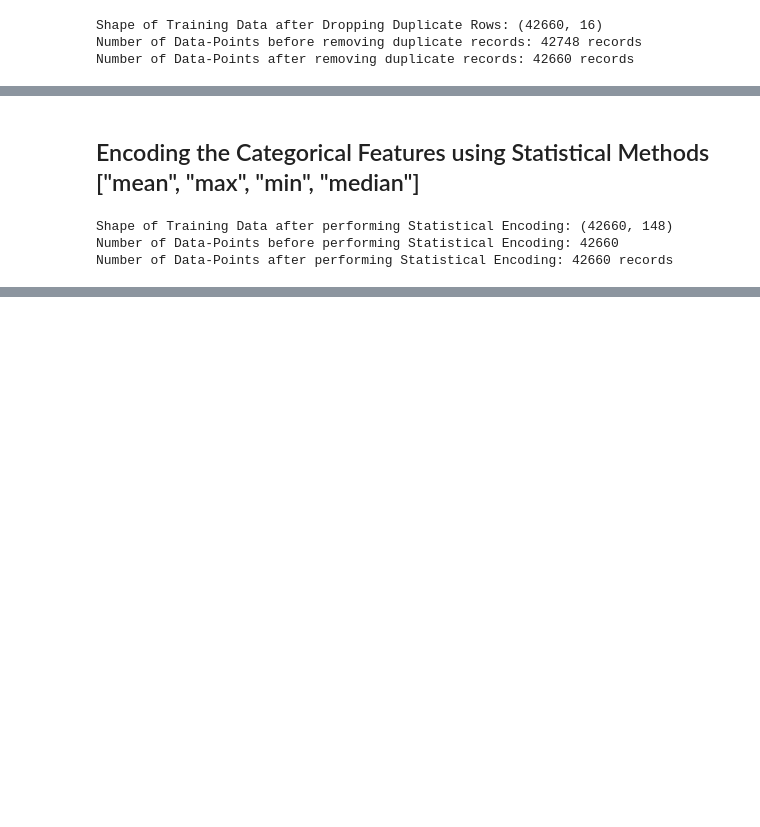
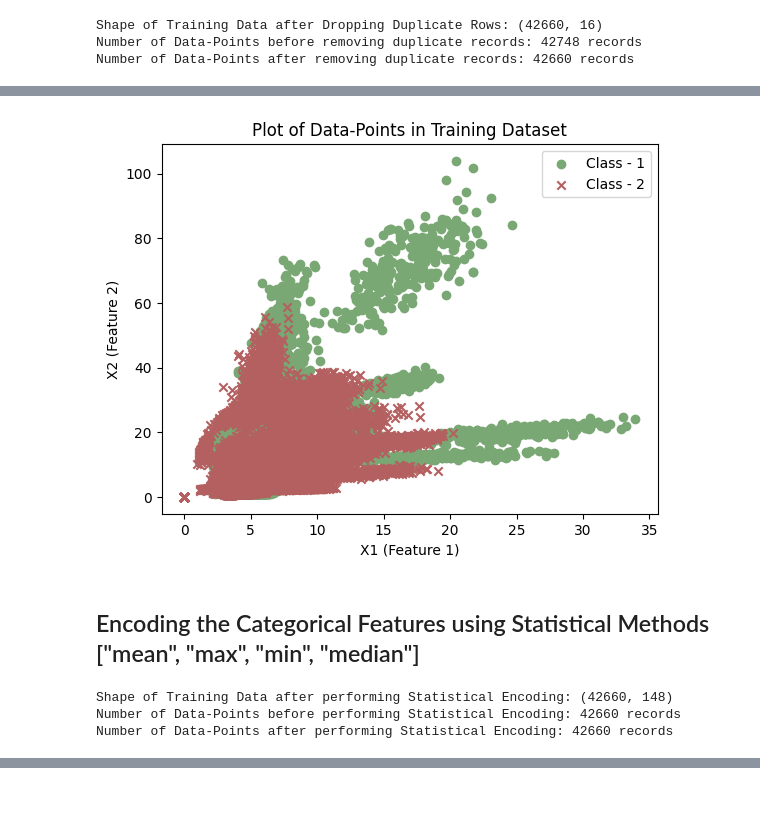
Before and after one commit to SudeshKumarSK/MushroomClassification, a Jupyter notebook: FeatureEngineering.ipynb, the cells around one changed output, grey strips where cells are left out. Drawn from its saved outputs; the diff is of its cells as text; code cells hidden in the pictures; blank space fills up the shorter version.

```diff
--- a/FeatureEngineering.ipynb
+++ b/FeatureEngineering.ipynb
@@ -238,11 +291,40 @@ Number of Data-Points after removing duplicate records: 42660 records
+# %%
+X_train_np = X_train.to_numpy()
+y_train_np = y_train.to_numpy()
+
+mask = y_train_np == "e"
+
+plt.scatter(X_train_np[mask, 8], X_train_np[mask, 9], c='#7AA874', marker = "o", label='Class - 1')
+plt.scatter(X_train_np[~mask, 8], X_train_np[~mask, 9], c='#B46060', marker = "x", label='Class - 2')
+
+# Add legend to the plot
+plt.legend()
+
+# Added a Title.
+plt.title("Plot of Data-Points in Training Dataset")
+
+# Setting the X and Y Axes.
+plt.xlabel("X1 (Feature 1)")
+plt.ylabel("X2 (Feature 2)")
+
+# Display the plot
+plt.show()
+# %% [output]
+[figure, added]
 # %% [markdown]
 ## Encoding the Categorical Features using Statistical Methods ["mean", "max", "min", "median"]
 # %%
-new_train_data = StatisticalEncoding(dataFrame=train_data, categoricalFeatures=categoricalFeatures, numericalFeatures=numericalFeatures)
-print(f"Shape of Training Data after performing Statistical Encoding: {new_train_data.shape}")
+enc_train_data = StatisticalEncoding(dataFrame=train_data, categoricalFeatures=categoricalFeatures, numericalFeatures=numericalFeatures)
+
+# Update X_train_enc and y_train_enc with enc_train_data
+# Updating X_train and y_train.
+X_train_enc = enc_train_data.drop('class', axis=1)  # Select all the features except labels,
+y_train_enc = enc_train_data['class']  # Select only the 'class' column.
+
+print(f"Shape of Training Data after performing Statistical Encoding: {enc_train_data.shape}")
 print(f"Number of Data-Points before performing Statistical Encoding: {train_data.shape[0]} records")
-print(f"Number of Data-Points after performing Statistical Encoding: {new_train_data.shape[0]} records")
+print(f"Number of Data-Points after performing Statistical Encoding: {enc_train_data.shape[0]} records")
 # %% [output]
 Shape of Training Data after performing Statistical Encoding: (42660, 148)
-Number of Data-Points before performing Statistical Encoding: 42660
+Number of Data-Points before performing Statistical Encoding: 42660 records
 Number of Data-Points after performing Statistical Encoding: 42660 records
```
Also changed, not shown: parts of 6 cells of this notebook.
